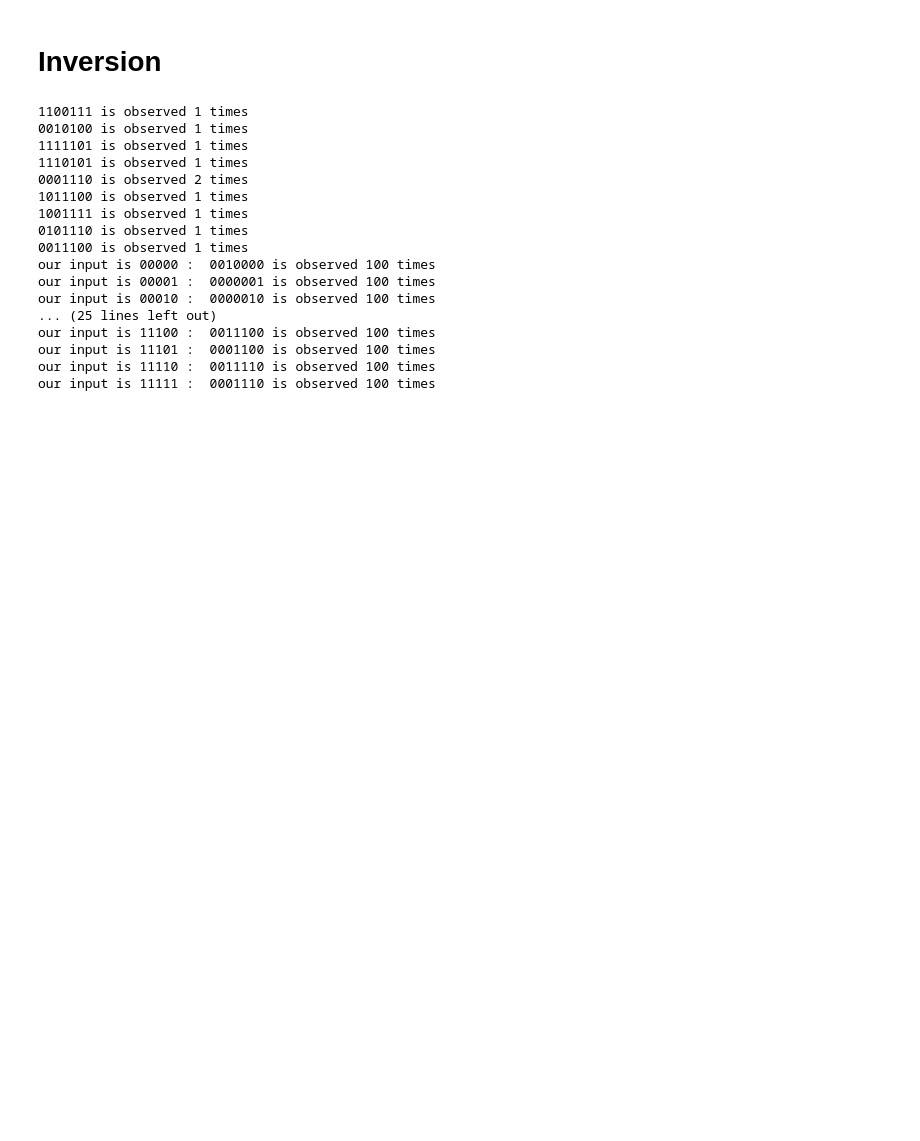
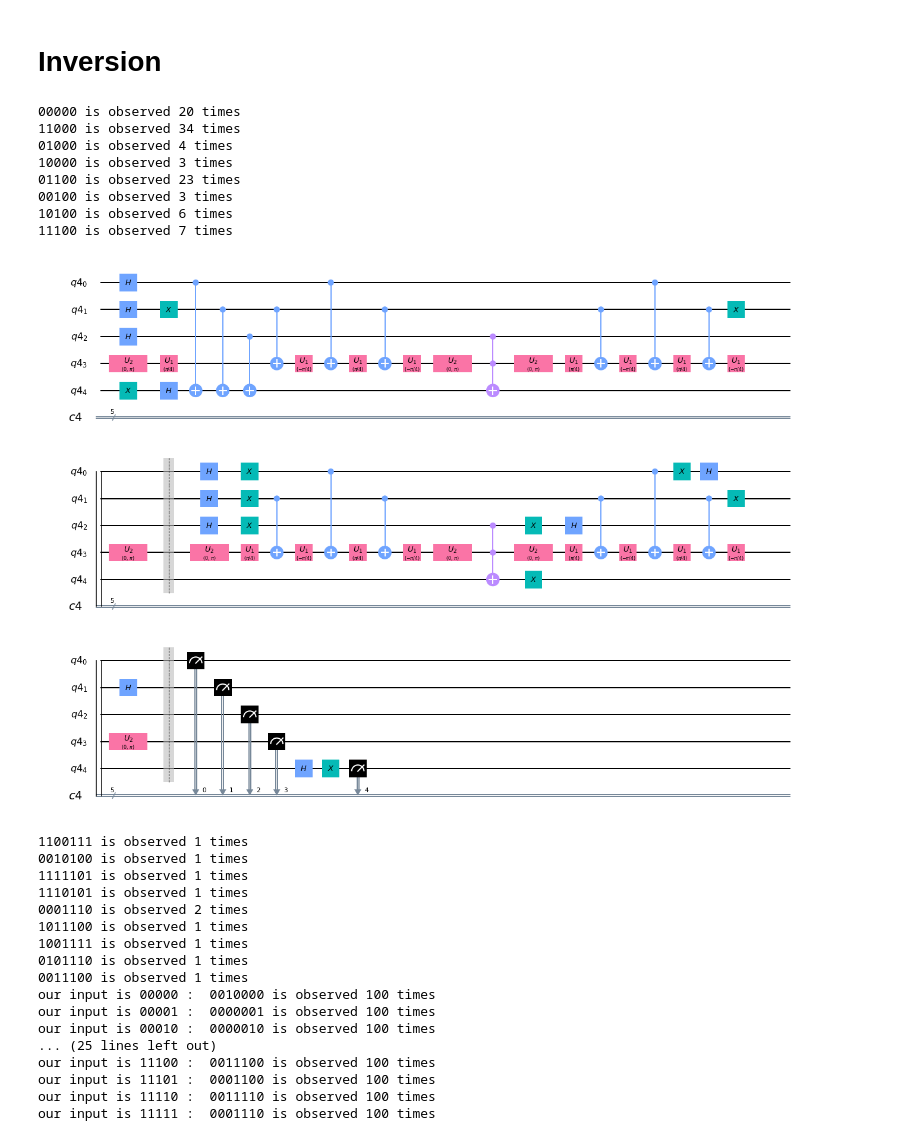
Before and after one commit to eyluldayi/CS_401_402, a Jupyter notebook: Solving NP-Comp. Problems using Quantum Programming.ipynb, the cells around one changed output. Drawn from its saved outputs; the diff is of its cells as text; code cells hidden in the pictures; blank space fills up the shorter version.

```diff
--- a/Solving NP-Comp. Problems using Quantum Programming.ipynb
+++ b/Solving NP-Comp. Problems using Quantum Programming.ipynb
@@ -30,7 +30,7 @@ def blackBox (mycircuit,qreg):
     mycircuit.cx(qreg[0], qreg[4])
     mycircuit.cx(qreg[1], qreg[4])
     mycircuit.cx(qreg[2], qreg[4])
-    cnx(4,mycircuit,qreg)
+    mycircuit.mct([qreg[0],qreg[1],qreg[2]],qreg[4],[qreg[3]])
 
     mycircuit.x(qreg[1])
     mycircuit.draw(output='mpl')
@@ -41,37 +41,87 @@ def inversion(circuit,quantum_reg):
 
 
     #step 1
-    circuit.h(quantum_reg[4])
-    circuit.h(quantum_reg[3])
+
     circuit.h(quantum_reg[2])
     circuit.h(quantum_reg[1])
     circuit.h(quantum_reg[0])
 
     #step 2
-    circuit.x(quantum_reg[4])
-    circuit.x(quantum_reg[3])
+
     circuit.x(quantum_reg[2])
     circuit.x(quantum_reg[1])
     circuit.x(quantum_reg[0])
 
     #step 3
-    cnx(4, circuit, quantum_reg)
+    circuit.mct([ qreg[0],qreg[1],qreg[2]], qreg[4], [qreg[3]])
 
     #step 4
-    circuit.x(quantum_reg[4])
-    circuit.x(quantum_reg[3])
+
     circuit.x(quantum_reg[2])
     circuit.x(quantum_reg[1])
     circuit.x(quantum_reg[0])
 
     #step 5
-    circuit.h(quantum_reg[3])
+
     circuit.h(quantum_reg[2])
     circuit.h(quantum_reg[1])
     circuit.h(quantum_reg[0])
 
     #step 6
     circuit.x(quantum_reg[4])
+# %%
+from qiskit import QuantumRegister, ClassicalRegister, QuantumCircuit, Aer, BasicAer, IBMQ, execute
+from qiskit.tools.visualization import plot_histogram
+
+qreg =  QuantumRegister(5) # quantum register with 5 qubits
+creg = ClassicalRegister(5) # classical register with 5 bits
+mycircuit = QuantumCircuit(qreg,creg) # quantum circuit with quantum and classical registers
+
+for i in range(3):
+    mycircuit.h(qreg[i])
+
+    #set ancilla
+mycircuit.x(qreg[4])
+mycircuit.h(qreg[4])
+
+iterations=2
+
+    #Grover's iterations.
+for i in range(iterations):
+    #query
+    blackBox(mycircuit,qreg)
+    mycircuit.barrier()
+    #inversion
+    inversion(mycircuit,qreg)
+    mycircuit.barrier()
+
+
+#set ancilla back
+mycircuit.h(qreg[4])
+mycircuit.x(qreg[4])
+mycircuit.measure(qreg,creg)
+
+job = execute(mycircuit,Aer.get_backend('qasm_simulator'),shots=100)
+counts = job.result().get_counts(mycircuit)
+
+# print the reverse of the outcome
+for outcome in counts:
+    reverse_outcome = ''
+    for i in outcome:
+        reverse_outcome = i + reverse_outcome
+    print(reverse_outcome,"is observed",counts[outcome],"times")
+
+mycircuit.draw(output='mpl')
+# %% [output]
+00000 is observed 20 times
+11000 is observed 34 times
+01000 is observed 4 times
+10000 is observed 3 times
+01100 is observed 23 times
+00100 is observed 3 times
+10100 is observed 6 times
+11100 is observed 7 times
+[figure, added]
 # %%
 # draw the circuit
 from qiskit import QuantumRegister, ClassicalRegister, QuantumCircuit, Aer, BasicAer, IBMQ, execute
```
Also changed, not shown: parts of 1 cell of this notebook.
